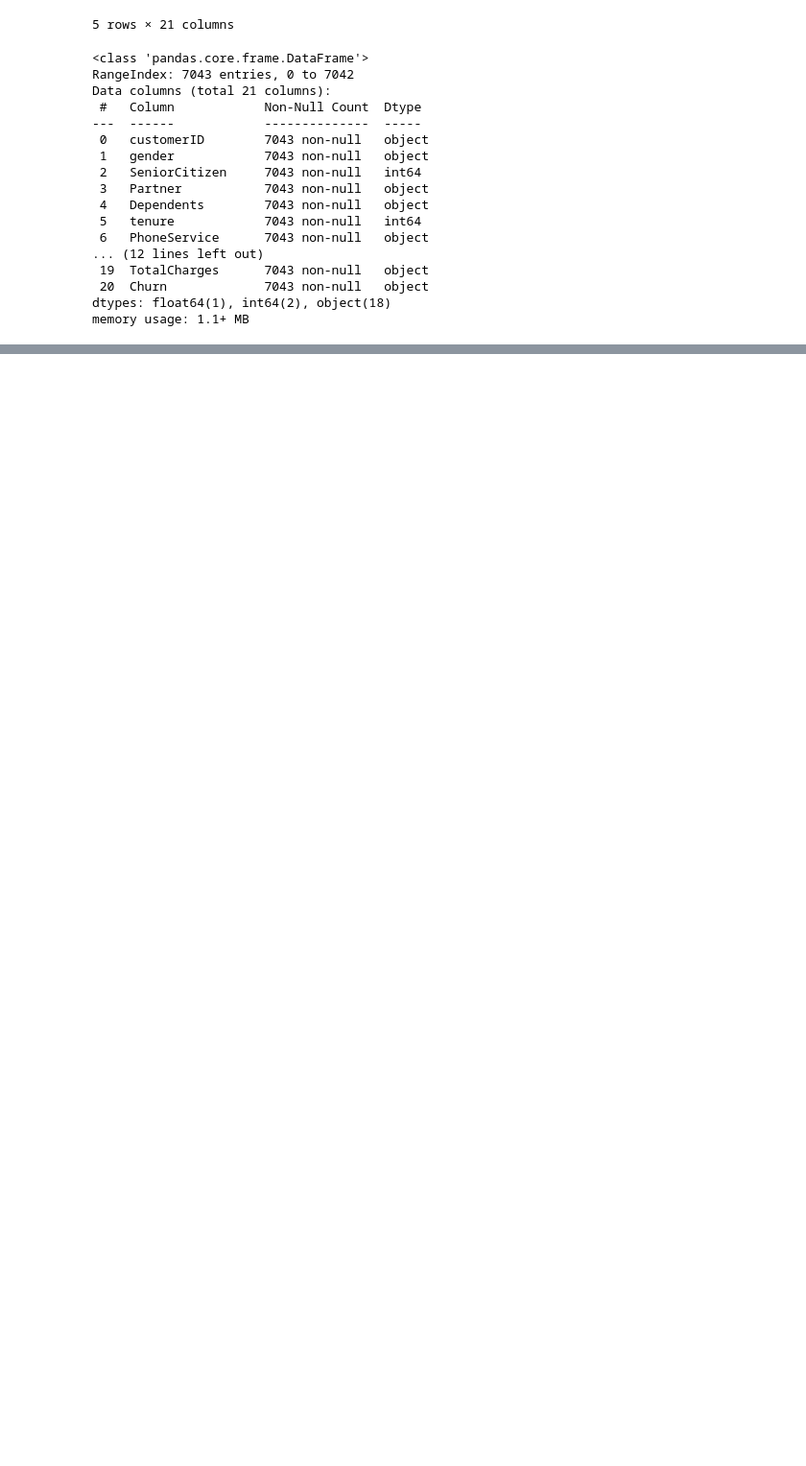
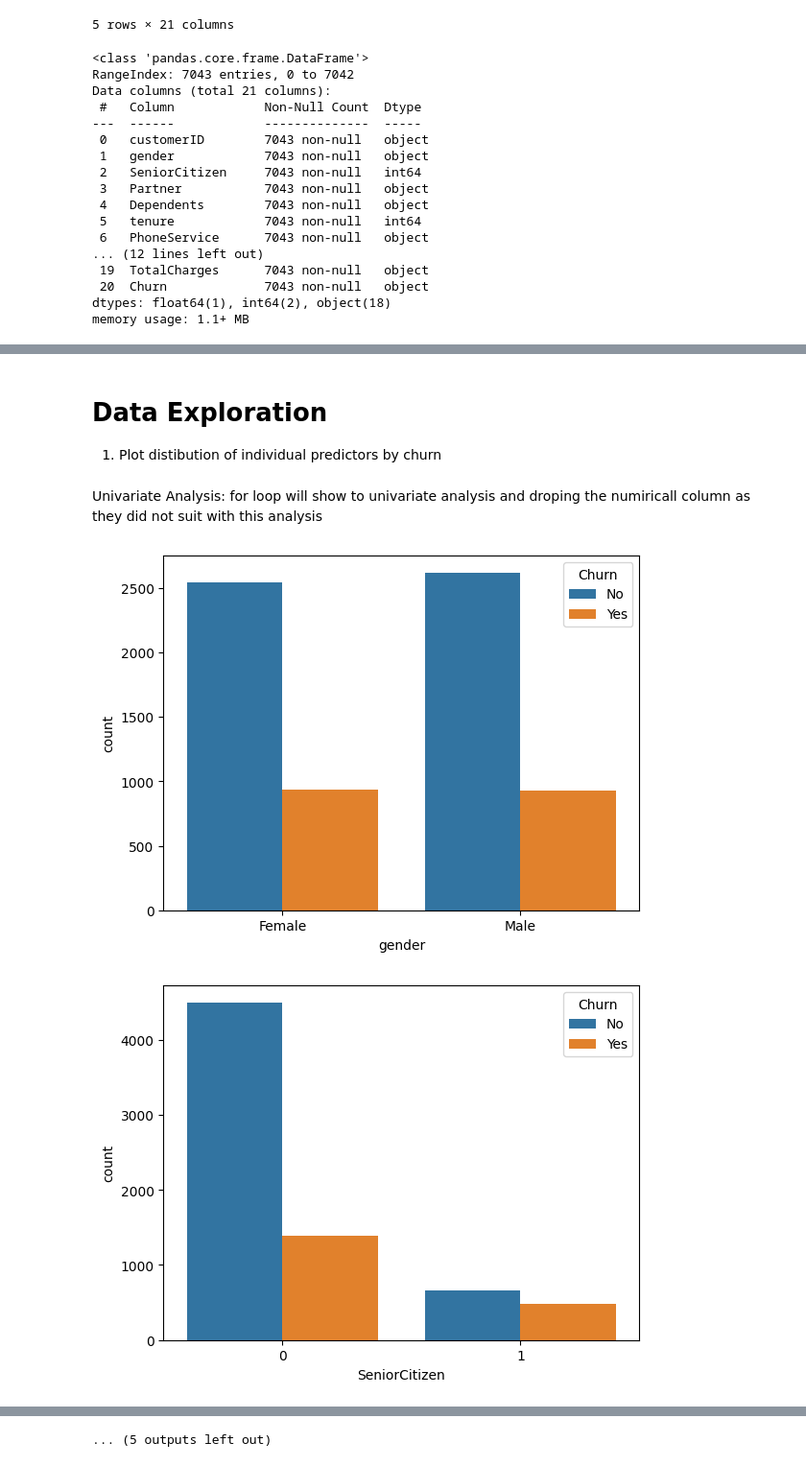
Before and after one commit to greatrifat/EDA, a Jupyter notebook: EDA_on_Telco_Customer.ipynb, the cells around one changed output, grey strips where cells are left out. Shown at 96% size. Drawn from its saved outputs; the diff is of its cells as text; code cells hidden in the pictures; blank space fills up the shorter version.

```diff
--- a/EDA_on_Telco_Customer.ipynb
+++ b/EDA_on_Telco_Customer.ipynb
@@ -44,0 +148,4 @@ memory usage: 1.1+ MB
+# %%
+df1 = df.copy()
+df1.TotalCharges = pd.to_numeric(df1.TotalCharges, errors='coerce')
+df1.isnull().sum()
@@ -44,0 +191,3 @@ memory usage: 1.1+ MB
+# %%
+#Removing missing values
+df1.dropna(how = 'any', inplace = True)
@@ -44,0 +201,5 @@ memory usage: 1.1+ MB
+# %%
+# Group the tenure in bins of 12 months
+labels = ["{0} - {1}".format(i, i + 11) for i in range(1, 72, 12)]
+
+df1['tenure_group'] = pd.cut(df1.tenure, range(1, 80, 12), right=False, labels=labels)
@@ -44,0 +220,4 @@ memory usage: 1.1+ MB
+# %%
+#drop column customerID and tenure
+df1.drop(columns= ['customerID','tenure'], axis=1, inplace=True)
+df1.head()
@@ -44,0 +231,13 @@ memory usage: 1.1+ MB
+# %% [markdown]
+# Data Exploration
+1. Plot distibution of individual predictors by churn
+# %% [markdown]
+Univariate Analysis:
+for loop will show to univariate analysis and droping the numiricall column as they did not suit with this analysis
+# %%
+for i, predictor in enumerate(df1.drop(columns=['Churn', 'TotalCharges', 'MonthlyCharges'])):
+    plt.figure(i)
+    sns.countplot(data=df1, x=predictor, hue='Churn')
+# %% [output]
+[figure, added]
+[figure, added]
@@ -44,0 +254 @@ memory usage: 1.1+ MB
+... (5 outputs left out)
```
Also changed, not shown: parts of 58 cells of this notebook.
